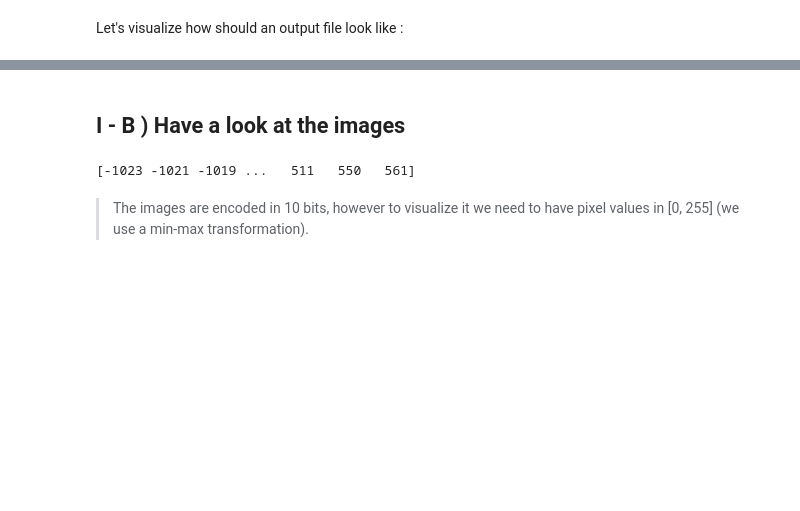
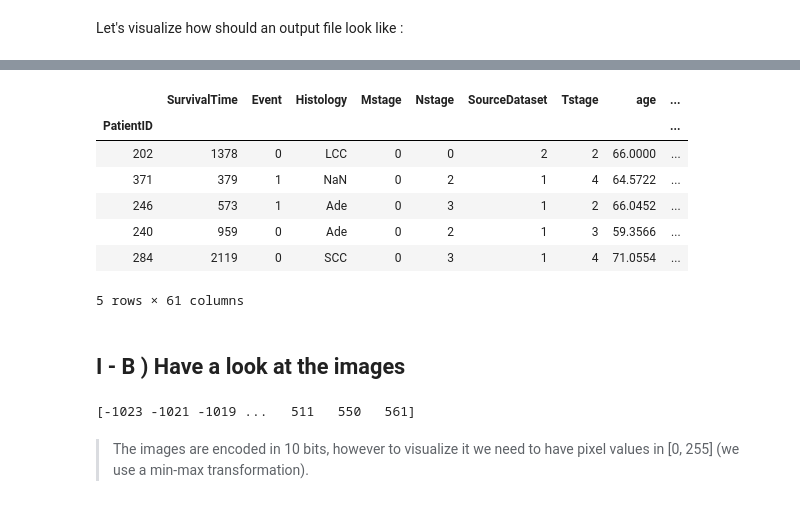
Before and after one commit to EmmanuelJhno/Owkin_challenge, a Jupyter notebook: Supervised_survival_prediction.ipynb, the cells around one changed output, grey strips where cells are left out. Cells and saved outputs as stored; diff of their text form; code cells hidden in the pictures; blank space fills up the shorter version.

```diff
--- a/Supervised_survival_prediction.ipynb
+++ b/Supervised_survival_prediction.ipynb
@@ -57,3 +57,14 @@ rdm_sub.head()
+# %%
+data.head()
+# %% [output]
+|  | SurvivalTime | Event | Histology | Mstage | Nstage | SourceDataset | Tstage | age | ... |
+| PatientID |  |  |  |  |  |  |  |  | ... |
+| 202 | 1378 | 0 | LCC | 0 | 0 | 2 | 2 | 66.0000 | ... |
+| 371 | 379 | 1 | NaN | 0 | 2 | 1 | 4 | 64.5722 | ... |
+| 246 | 573 | 1 | Ade | 0 | 3 | 1 | 2 | 66.0452 | ... |
+| 240 | 959 | 0 | Ade | 0 | 2 | 1 | 3 | 59.3566 | ... |
+| 284 | 2119 | 0 | SCC | 0 | 3 | 1 | 4 | 71.0554 | ... |
+5 rows × 61 columns
 # %% [markdown]
 ## I - B ) Have a look at the images
 # %%
```
Also changed, not shown: parts of 30 cells of this notebook, 2 other files.
